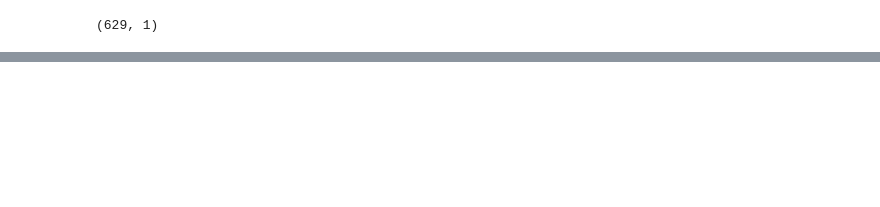
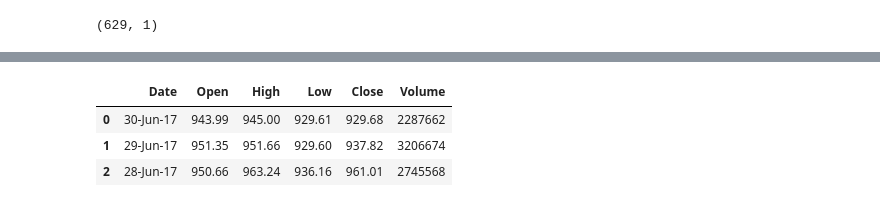
Before and after one commit to stock-price-project/stock_price_prediction, a Jupyter notebook: stock_price_prediction.ipynb, the cells around one changed output, grey strips where cells are left out. Saved outputs shown, nothing was run; the diff lists cells and outputs as text; code cells hidden in the pictures; blank space fills up the shorter version.

```diff
--- a/stock_price_prediction.ipynb
+++ b/stock_price_prediction.ipynb
@@ -155,0 +219,12 @@ plt.show()
+# %%
+import math
+import numpy as np
+import pandas as pd
+
+dataframe = pd.read_csv("google.csv")
+dataframe.head(3)
+# %% [output]
+|  | Date | Open | High | Low | Close | Volume |
+| 0 | 30-Jun-17 | 943.99 | 945.00 | 929.61 | 929.68 | 2287662 |
+| 1 | 29-Jun-17 | 951.35 | 951.66 | 929.60 | 937.82 | 3206674 |
+| 2 | 28-Jun-17 | 950.66 | 963.24 | 936.16 | 961.01 | 2745568 |
```
Also changed, not shown: parts of 13 cells of this notebook.
